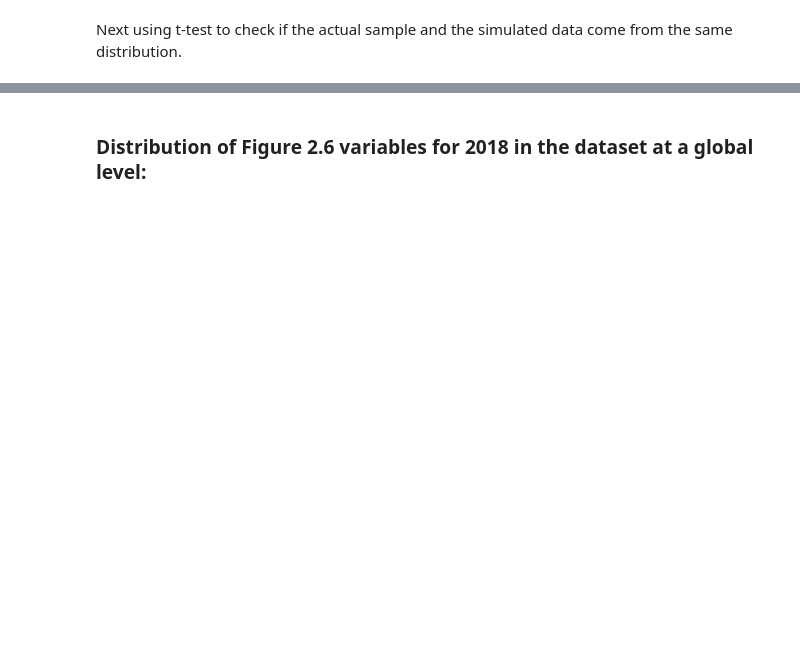
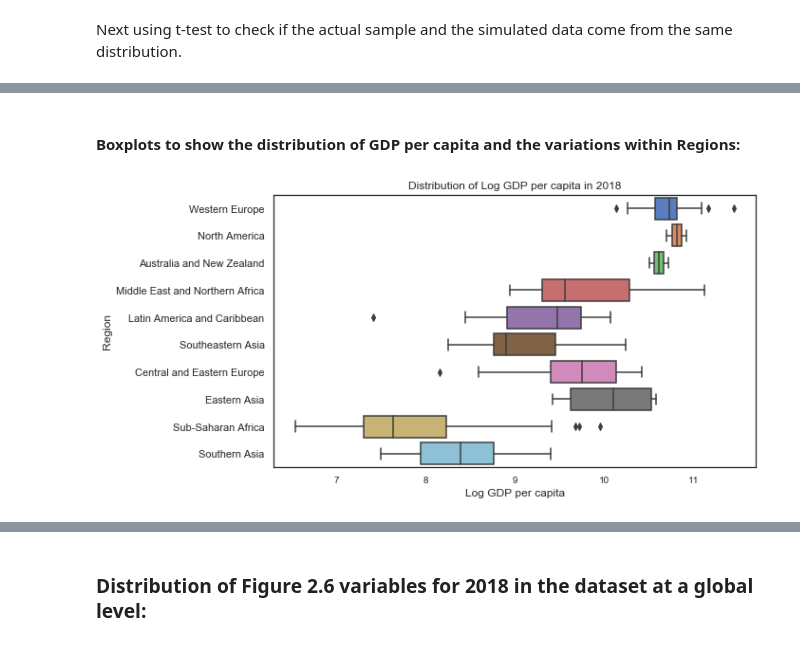
Before and after one commit to angela1C/Programming-for-Data-Analysis-Simulation-Project-2019, a Jupyter notebook: HappySimulate.ipynb, the cells around one changed output, grey strips where cells are left out. Cells and saved outputs as stored; diff of their text form; code cells hidden in the pictures; blank space fills up the shorter version.

```diff
--- a/HappySimulate.ipynb
+++ b/HappySimulate.ipynb
@@ -1742,0 +1681,13 @@ df.describe()
+# %% [markdown]
+#### Boxplots to show the distribution of GDP per capita and the variations within Regions:
+# %%
+# set the figure size and label text size
+plt.rcParams["figure.figsize"] = (10,5)
+plt.rcParams["xtick.labelsize"] = 10
+# plot GDP per capita by region
+sns.boxplot(y="Region", x="Log GDP per capita", data=dfh);
+#add title
+plt.title("Distribution of Log GDP per capita in 2018");
+plt.tight_layout();
+# %% [output]
+[figure, added]
```
Also changed, not shown: parts of 108 cells of this notebook.
